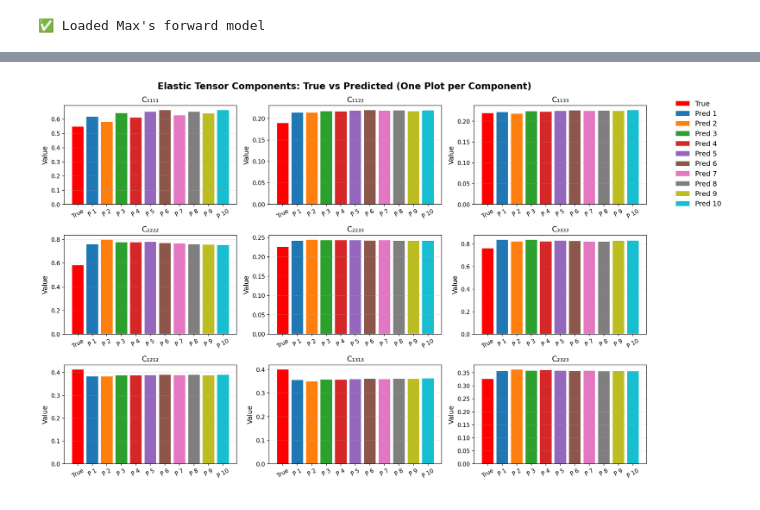
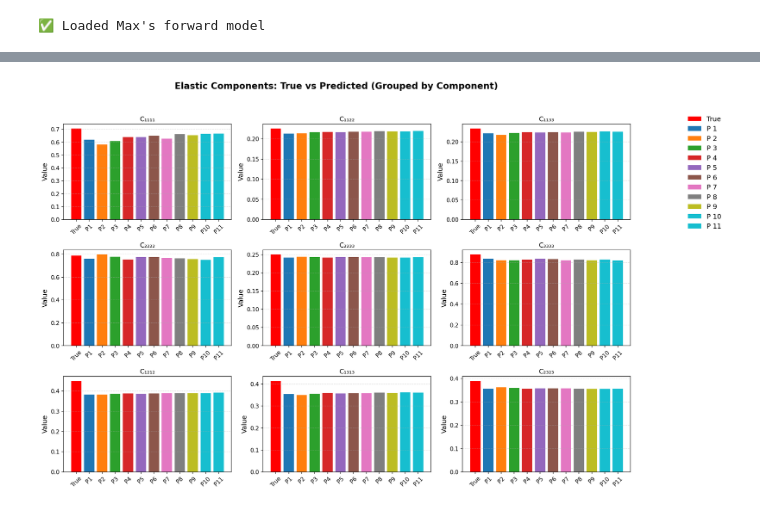
Before and after one commit to ellielin23/inverse_design_spinodoids, a Jupyter notebook: spinodoid_cvae/evaluate.ipynb, the cells around one changed output, grey strips where cells are left out. Drawn from its saved outputs; the diff is of its cells as text; code cells hidden in the pictures.

```diff
--- a/spinodoid_cvae/evaluate.ipynb
+++ b/spinodoid_cvae/evaluate.ipynb
@@ -35,15 +40,11 @@ encoder_path = os.path.join(trial_dir, f"encoder_ckpt_{trial}.pt")
 config_path = os.path.join(trial_dir, f"config_{trial}.txt")
 print(f"✅ Loaded files from trial {trial} for {flow_type} flow")
 
-# trial_dir = f"checkpoints/trial_{trial}"
-# decoder_path = os.path.join(trial_dir, f"decoder_ckpt_{trial}.pt")
-# encoder_path = os.path.join(trial_dir, f"encoder_ckpt_{trial}.pt")
-# config_path = os.path.join(trial_dir, f"config_{trial}.txt")
-# print(f"✅ Loaded files from trial {trial}")
-
 # === load data ===
+target_index = 0
 P_all, S_all = load_dataset(DATA_PATH)
-P_target = P_all[0].unsqueeze(0).to(device)   # (1, P_dim)
-S_true = S_all[0].cpu().numpy()            # (S_dim,)
+P_target = P_all[target_index].unsqueeze(0).to(device)   # (1, P_dim)
+S_true = S_all[target_index].cpu().numpy()            # (S_dim,)
+print(f"✅ Set target index as 8")
 # %% [output]
 ✅ Loaded files from trial 7 for realnvp flow
@@ -59,12 +61,13 @@ P_DIM = config_dict["P_DIM"]
 LATENT_DIM = config_dict["LATENT_DIM"]
 DECODER_HIDDEN_DIMS = config_dict["DECODER_HIDDEN_DIMS"]
 ENCODER_HIDDEN_DIMS = config_dict["ENCODER_HIDDEN_DIMS"]
-USE_ATTENTION = config_dict["USE_ATTENTION"]
+USE_ATTENTION_DECODER = config_dict["USE_ATTENTION_DECODER"]
+USE_ATTENTION_ENCODER = config_dict["USE_ATTENTION_ENCODER"]
 
 # === initialize decoder ===
 decoder = get_decoder(
     use_flow=config_dict.get("USE_FLOW_DECODER", False),
-    use_attention=config_dict.get("USE_ATTENTION", False),
+    use_attention=config_dict.get("USE_ATTENTION_DECODER", False),
     S_dim=config_dict["S_DIM"],
     P_dim=config_dict["P_DIM"],
     latent_dim=config_dict["LATENT_DIM"],
@@ -81,7 +84,7 @@ print("✅ Loaded decoder from trial", trial)
 
 # === initialize encoder (for latent space visualization) ===
 encoder = get_encoder(
-    use_attention=False,
+    use_attention=USE_ATTENTION_ENCODER,
     S_dim=S_DIM,
     P_dim=P_DIM,
     latent_dim=LATENT_DIM,
@@ -339,52 +291,4 @@ Peak 5
 # %%
-import matplotlib.pyplot as plt
-import matplotlib.cm as cm
-import numpy as np
-
-def plot_per_component_bars(P_preds, P_true):
-    """
-    For each component of P, plot a grouped bar chart:
-    - First bar: true value
-    - Following bars: predicted values from each Ŝ peak
-    """
-    component_labels = [
-        "C₁₁₁₁", "C₁₁₂₂", "C₁₁₃₃",
-        "C₂₂₂₂", "C₂₂₃₃", "C₃₃₃₃",
-        "C₁₂₁₂", "C₁₃₁₃", "C₂₃₂₃"
-    ]
-
-    P_preds = np.array(P_preds)  # (num_peaks, 9)
-    P_true = np.array(P_true).flatten()  # (9,)
-    num_preds = P_preds.shape[0]
-
-    colors = cm.get_cmap('tab10', num_preds)  # use colormap for diversity
-
-    fig, axs = plt.subplots(3, 3, figsize=(15, 10))
-    axs = axs.flatten()
-
-    for i in range(9):
-        ax = axs[i]
-        values = [P_true[i]] + P_preds[:, i].tolist()
-        bar_positions = np.arange(len(values))
-        ax.bar(bar_positions[0], values[0], color='red', label='True')
-        for j in range(num_preds):
-            ax.bar(bar_positions[j + 1], values[j + 1], color=colors(j), label=f'Pred {j+1}' if i == 0 else "")
-
-        ax.set_title(component_labels[i])
-        ax.set_xticks(bar_positions)
-        ax.set_xticklabels(['True'] + [f'P̂ {j+1}' for j in range(num_preds)], rotation=30)
-        ax.set_ylabel("Value")
-        ax.grid(axis='y', linestyle='--', alpha=0.4)
-
-    # only show the legend once
-    handles, labels = axs[0].get_legend_handles_labels()
-    fig.legend(handles, labels, loc='upper right', bbox_to_anchor=(1.12, 0.95), frameon=False)
-
-    fig.suptitle("Elastic Tensor Components: True vs Predicted (One Plot per Component)", fontsize=16, weight='bold')
-    plt.tight_layout()
-    plt.show()
-
-# === call it ===
-plot_per_component_bars(P_preds, P_target)
+output.plot_per_component_bars(P_preds, P_target, P_mean, P_std)
 # %% [output]
-[figure, old version]
+[figure, new version]
```
Also changed, not shown: parts of 12 cells of this notebook, 44 other files.
